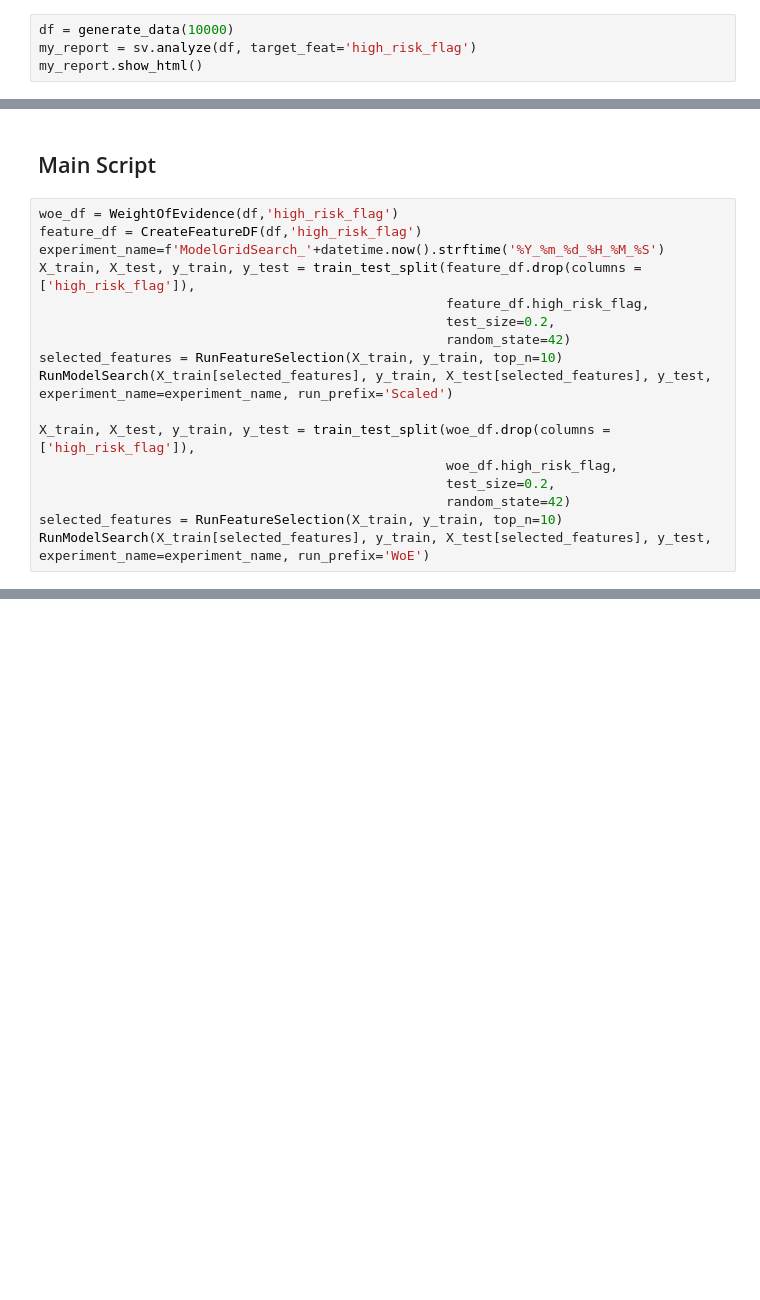
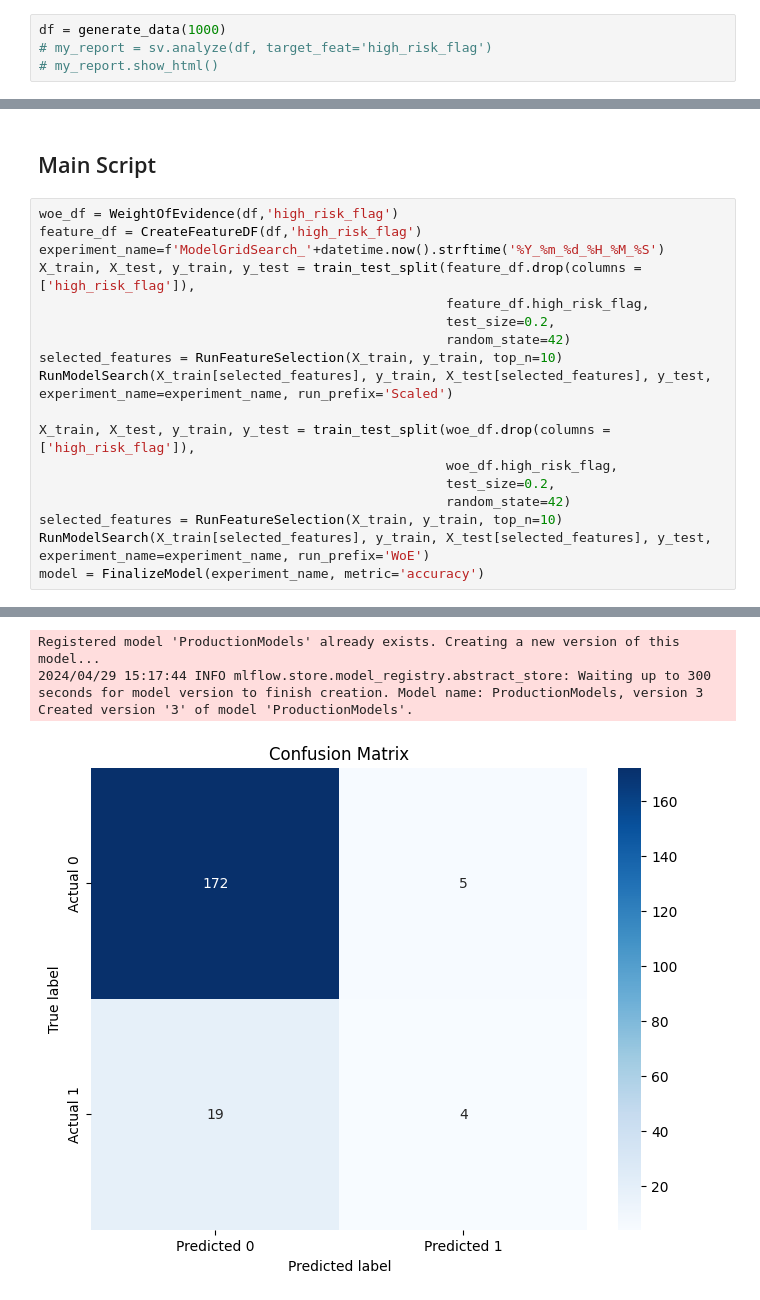
Before and after one commit to sheharyarakhtar/AssetDev, a Jupyter notebook: Final Notebook.ipynb, the cells around one changed output, grey strips where cells are left out. Cells and saved outputs as stored; diff of their text form; blank space fills up the shorter version.

Commit message:
ModelRegistration & SHAP init

```diff
--- a/Final Notebook.ipynb
+++ b/Final Notebook.ipynb
@@ -306,6 +242,6 @@ def create_categorical(df, pop_vals, col_name):
 # %% [markdown]
 ## Data Visualization
 # %%
-df = generate_data(10000)
-my_report = sv.analyze(df, target_feat='high_risk_flag')
-my_report.show_html()
+df = generate_data(1000)
+# my_report = sv.analyze(df, target_feat='high_risk_flag')
+# my_report.show_html()
@@ -330,4 +264,5 @@ X_train, X_test, y_train, y_test = train_test_split(woe_df.drop(columns = ['high
                                                     random_state=42)
 selected_features = RunFeatureSelection(X_train, y_train, top_n=10)
 RunModelSearch(X_train[selected_features], y_train, X_test[selected_features], y_test, experiment_name=experiment_name, run_prefix='WoE')
+model = FinalizeModel(experiment_name, metric='accuracy')
 # %% [output]
@@ -351,0 +287,4 @@ You can set `force_col_wise=true` to remove the overhead.
+Registered model 'ProductionModels' already exists. Creating a new version of this model...
+2024/04/29 15:17:44 INFO mlflow.store.model_registry.abstract_store: Waiting up to 300 seconds for model version to finish creation. Model name: ProductionModels, version 3
+Created version '3' of model 'ProductionModels'.
+[figure, added]
```
Also changed, not shown: parts of 16 cells of this notebook, 5 other files.
